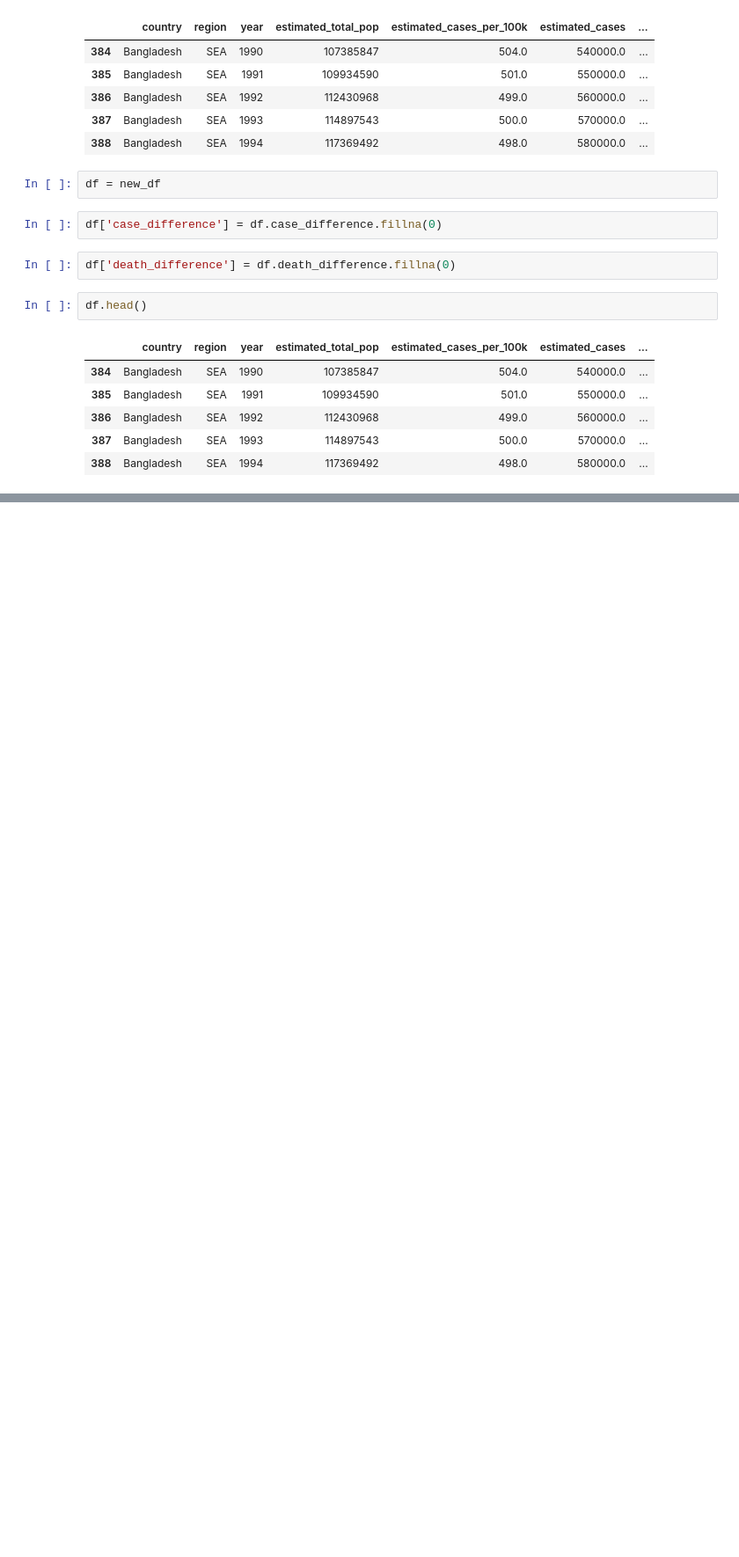
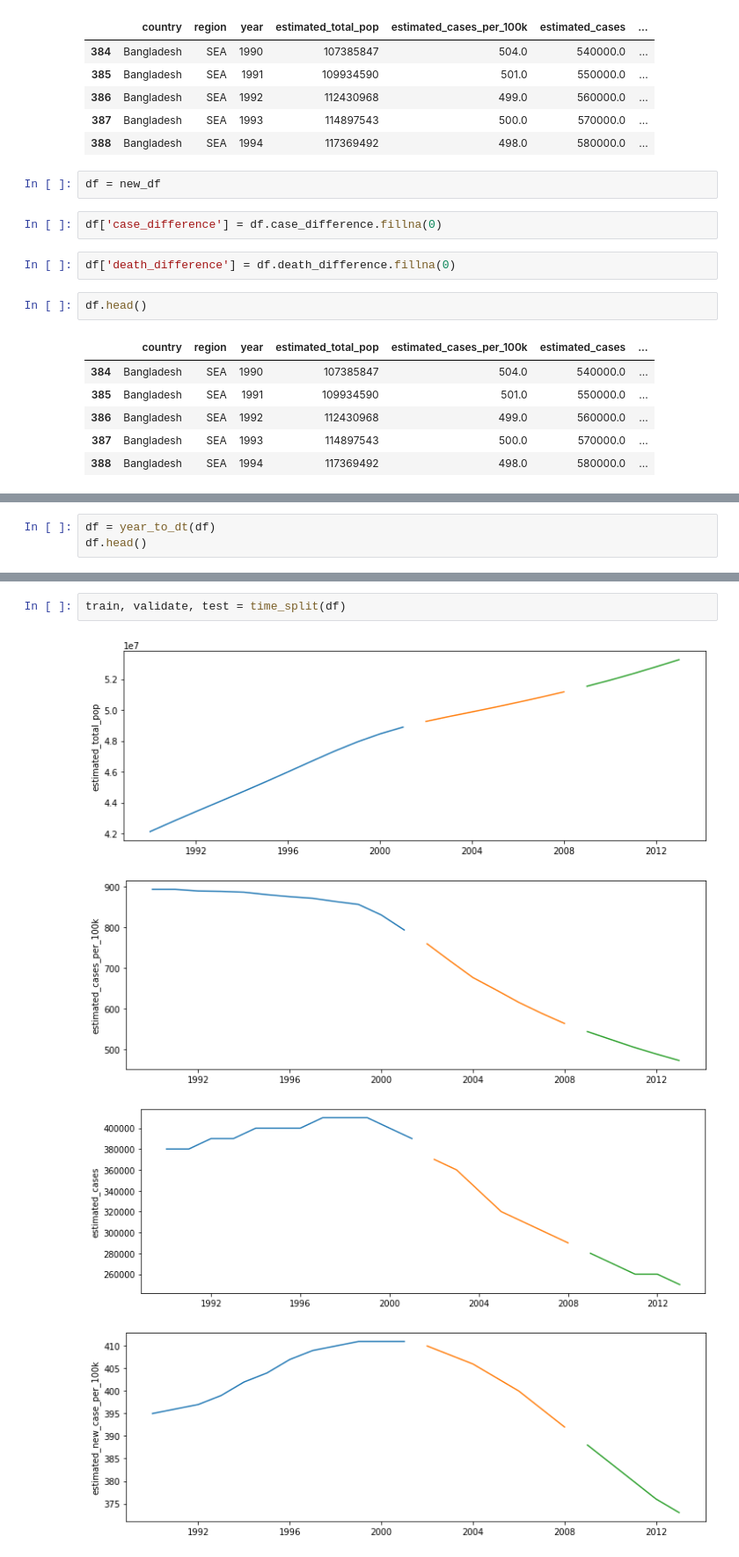
Before and after one commit to JenniferMLewis/Methodologies-I-Individual-Project, a Jupyter notebook: initial.ipynb, the cells around one changed output, grey strips where cells are left out. Shown at 88% size. Drawn from its saved outputs; the diff is of its cells as text; blank space fills up the shorter version.

```diff
--- a/initial.ipynb
+++ b/initial.ipynb
@@ -450,0 +726,3 @@ df.head()
+# %%
+df = year_to_dt(df)
+df.head()
@@ -450,0 +737,7 @@ df.head()
+# %%
+train, validate, test = time_split(df)
+# %% [output]
+[figure, added]
+[figure, added]
+[figure, added]
+[figure, added]
```
Also changed, not shown: parts of 43 cells of this notebook, 1 other file.
